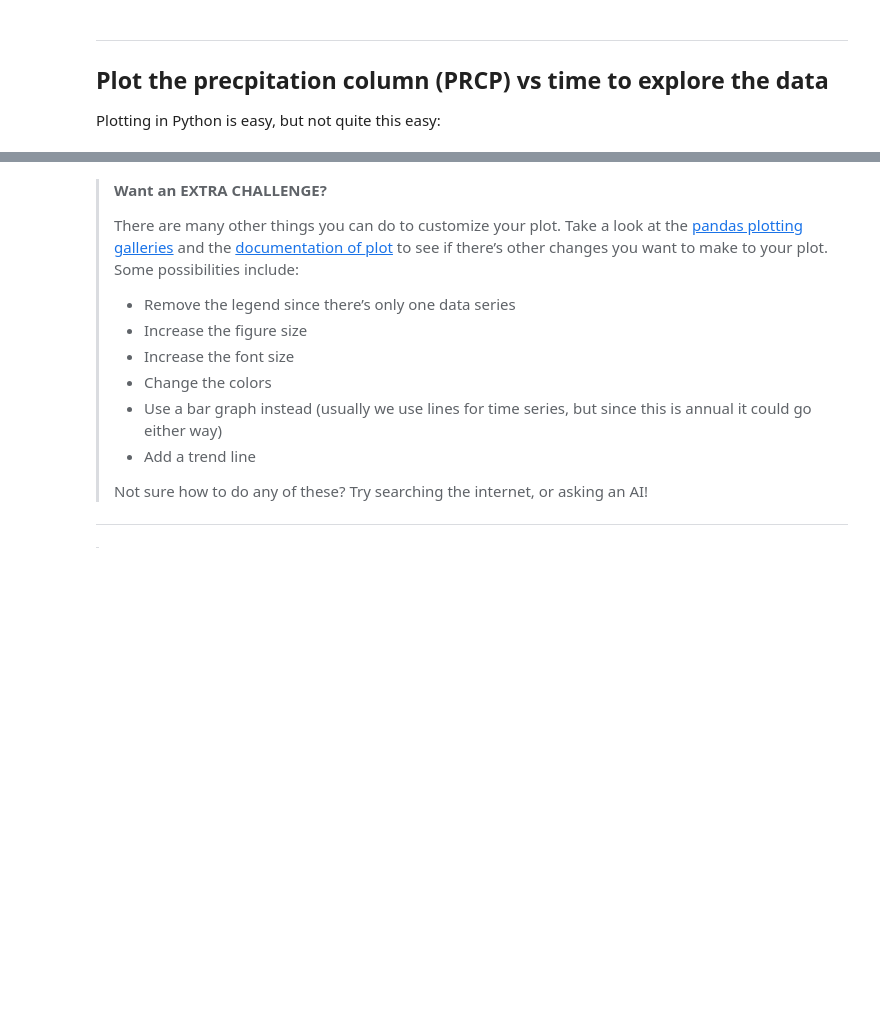
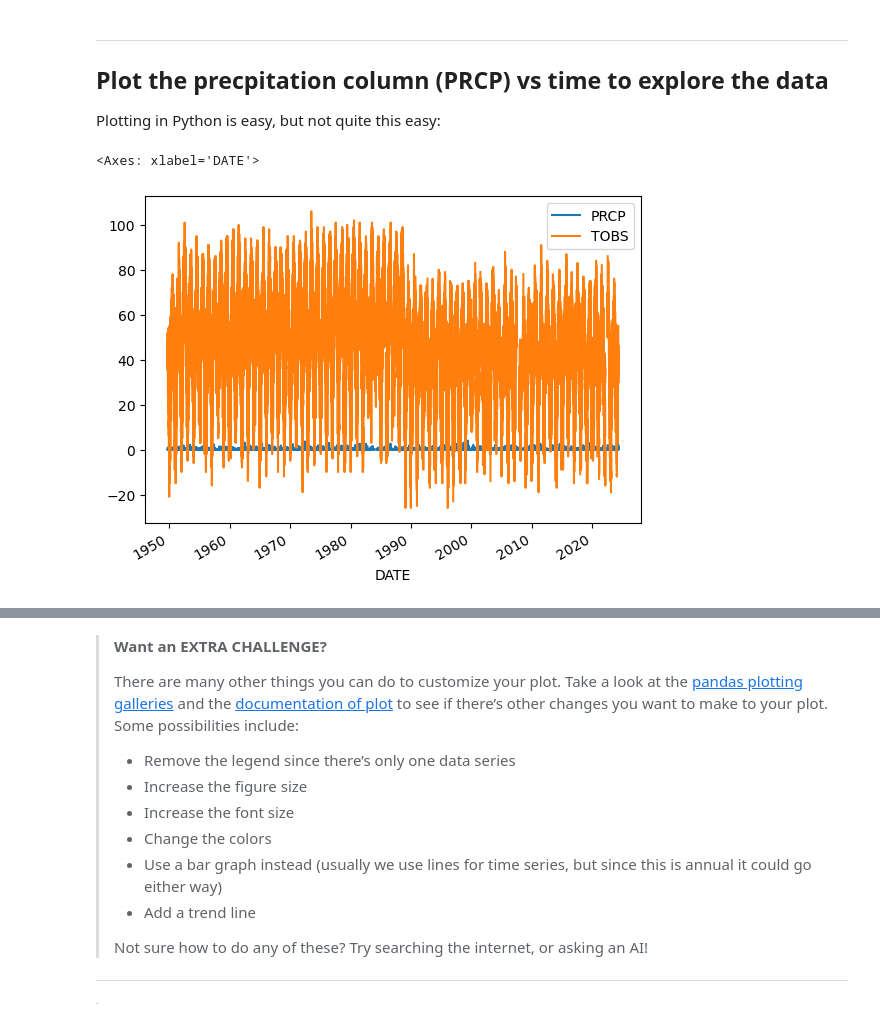
Before and after one commit to cu-esiil-edu/stars-01-get-started-rachelsadler, a Jupyter notebook: GetStartedwithOpenReproducibleScience.ipynb, the cells around one changed output, grey strips where cells are left out. Drawn from its saved outputs; the diff is of its cells as text; code cells hidden in the pictures; blank space fills up the shorter version.

Commit message:
creating function, new plots, Mt. Rainier

```diff
--- a/GetStartedwithOpenReproducibleScience.ipynb
+++ b/GetStartedwithOpenReproducibleScience.ipynb
@@ -418,7 +418,10 @@ You earned 0 of 5 points for downloading data
 
 Plotting in Python is easy, but not quite this easy:
 # %%
-rapid_df.plot()
+rapidcity_df.plot()
+# %% [output]
+<Axes: xlabel='DATE'>
+[figure, added]
 # %% [markdown]
 > ****Label and describe your plots****
 >
```
Also changed, not shown: parts of 22 cells of this notebook.
